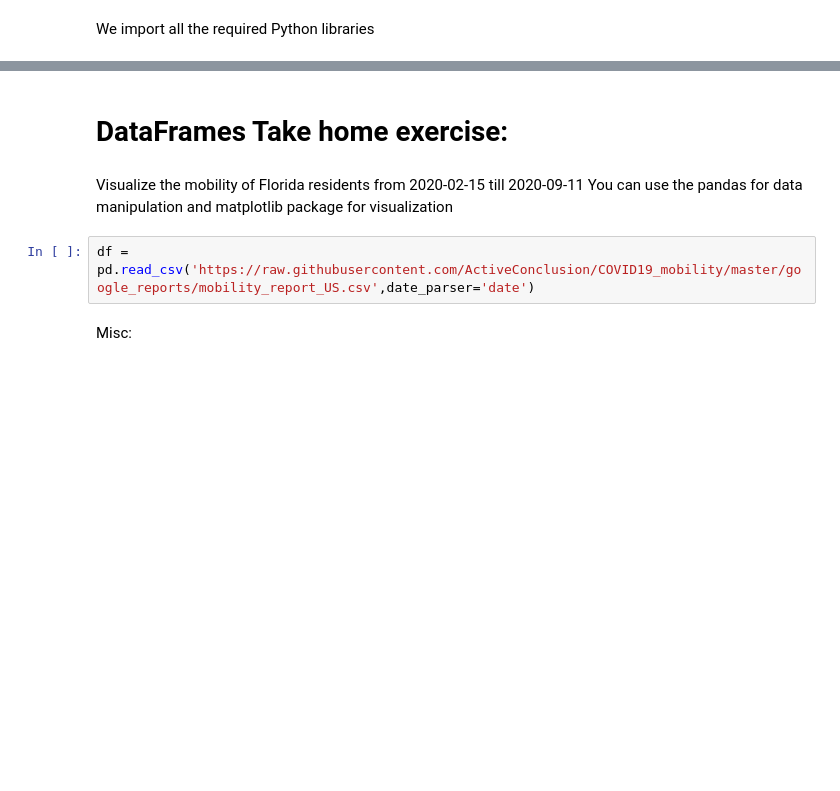
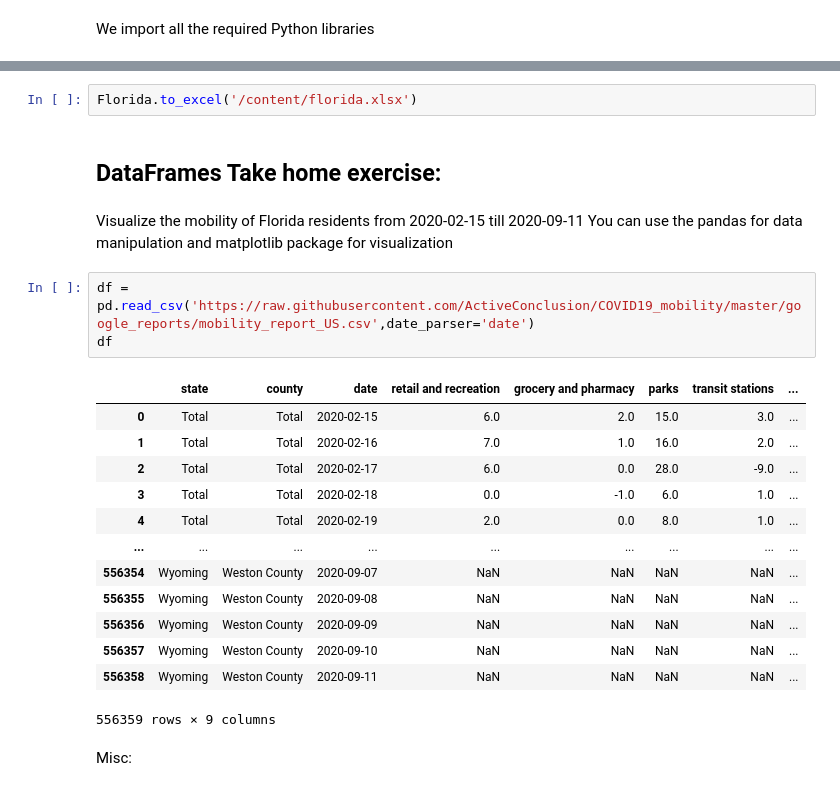
Before and after one commit to ashfarhangi/Massive_Storage_and_Big_Data, a Jupyter notebook: code/1_Python_Intro.ipynb, the cells around one changed output, grey strips where cells are left out. Cells and saved outputs as stored; diff of their text form; blank space fills up the shorter version.

```diff
--- a/code/1_Python_Intro.ipynb
+++ b/code/1_Python_Intro.ipynb
@@ -245,10 +275,27 @@ data = {'game' : pd.Series([245, 25, 55]),
+# %%
+Florida.to_excel('/content/florida.xlsx')
 # %% [markdown]
-# DataFrames Take home exercise:
+## DataFrames Take home exercise:
 # %% [markdown]
 Visualize the mobility of Florida residents from 2020-02-15	till 2020-09-11
 You can use the pandas for data manipulation and matplotlib package for visualization
 # %%
 df = pd.read_csv('https://raw.githubusercontent.com/ActiveConclusion/COVID19_mobility/master/google_reports/mobility_report_US.csv',date_parser='date')
+df
+# %% [output]
+|  | state | county | date | retail and recreation | grocery and pharmacy | parks | transit stations | ... |
+| 0 | Total | Total | 2020-02-15 | 6.0 | 2.0 | 15.0 | 3.0 | ... |
+| 1 | Total | Total | 2020-02-16 | 7.0 | 1.0 | 16.0 | 2.0 | ... |
+| 2 | Total | Total | 2020-02-17 | 6.0 | 0.0 | 28.0 | -9.0 | ... |
+| 3 | Total | Total | 2020-02-18 | 0.0 | -1.0 | 6.0 | 1.0 | ... |
+| 4 | Total | Total | 2020-02-19 | 2.0 | 0.0 | 8.0 | 1.0 | ... |
+| ... | ... | ... | ... | ... | ... | ... | ... | ... |
+| 556354 | Wyoming | Weston County | 2020-09-07 | NaN | NaN | NaN | NaN | ... |
+| 556355 | Wyoming | Weston County | 2020-09-08 | NaN | NaN | NaN | NaN | ... |
+| 556356 | Wyoming | Weston County | 2020-09-09 | NaN | NaN | NaN | NaN | ... |
+| 556357 | Wyoming | Weston County | 2020-09-10 | NaN | NaN | NaN | NaN | ... |
+| 556358 | Wyoming | Weston County | 2020-09-11 | NaN | NaN | NaN | NaN | ... |
+556359 rows × 9 columns
 # %% [markdown]
 Misc:
 # %% [markdown]
```
Also changed, not shown: parts of 23 cells of this notebook.
